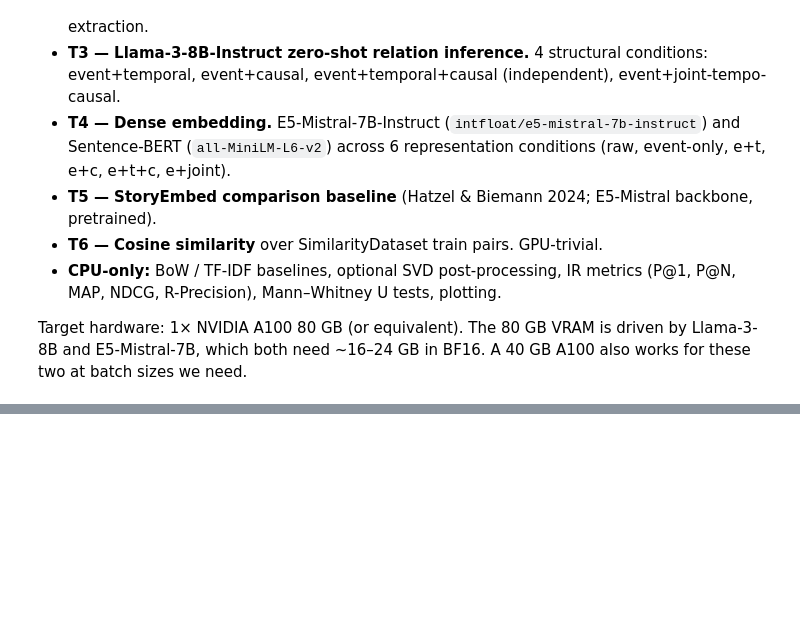
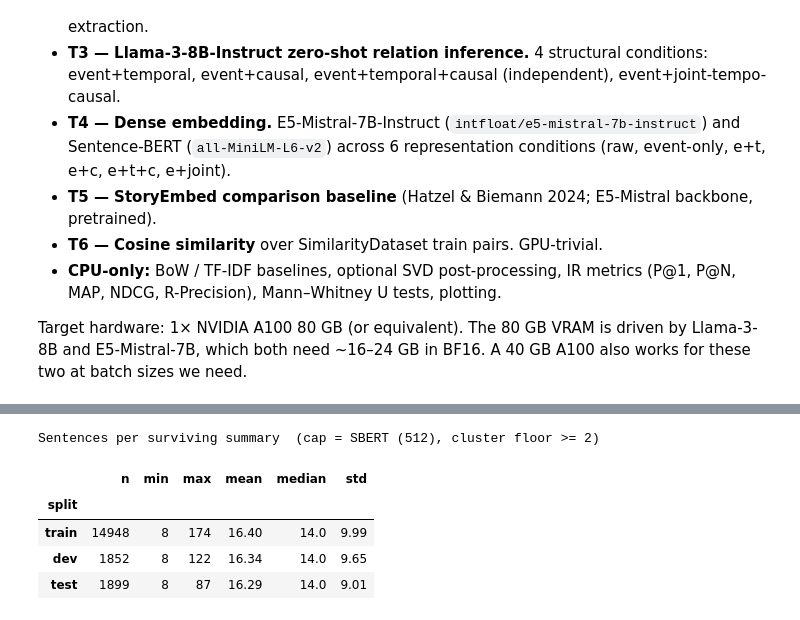
Before and after one commit to bgrsph/uva-thesis-computational-narrative-analysis, a Jupyter notebook: notebooks/eda.ipynb, the cells around one changed output, grey strips where cells are left out. Cells and saved outputs as stored; diff of their text form; code cells hidden in the pictures; blank space fills up the shorter version.

Commit message:
UNI-71: Analyses added to observe the number of surviving works left after  SentenceBERT's 512 token limit.

```diff
--- a/notebooks/eda.ipynb
+++ b/notebooks/eda.ipynb
@@ -2004,0 +2042,41 @@ CPU-only workloads:
+# %%
+# === Sentence-count stats of surviving summaries (companion to counterfactual cell) ===
+# Reuses sum_df from the previous cell — no tokenizer reruns. Applies the same
+# cascade as the histograms above (BERT-sentence cap -> Llama 8192 token cap ->
+# cluster floor of >= MIN_DEDUPED_EN_SUMMARIES_EDA) and reports
+# min / max / mean / median / std of `len(story.sentences[summary_id])` per
+# surviving summary, per split.
+
+STATS_CAP_LABEL = "SBERT (512)"     # match the histograms above; tweak to re-stat under another cap
+STATS_CAP_VALUE = 512
+
+after_bert_stats = sum_df[sum_df["max_bert_subw"] <= BERT_MAX_SUBWORDS_PER_SENT_EDA]
+after_cap_stats  = after_bert_stats[after_bert_stats[STATS_CAP_LABEL] <= STATS_CAP_VALUE]
+
+# Apply the cluster-size floor per split, then look up n_sentences for the survivors.
+records = []
+for split in SPLITS:
+    split_kept    = after_cap_stats[after_cap_stats["split"] == split]
+    per_story     = split_kept.groupby("wikidata_id").size()
+    passing_works = set(per_story[per_story >= MIN_DEDUPED_EN_SUMMARIES_EDA].index)
+    survivors     = split_kept[split_kept["wikidata_id"].isin(passing_works)]
+    for wid, sid in zip(survivors["wikidata_id"], survivors["summary_id"]):
+        n_sent = len(storyDataset.stories[wid].sentences[sid])
+        records.append({"split": split, "wikidata_id": wid, "summary_id": sid, "n_sentences": n_sent})
+
+sentence_df = pd.DataFrame(records)
+
+stats = (sentence_df.groupby("split")["n_sentences"]
+         .agg(n="count", min="min", max="max", mean="mean", median="median", std="std")
+         .round(2)
+         .reindex(SPLITS))
+
+print(f"\033[1;33mSentences per surviving summary  (cap = {STATS_CAP_LABEL}, cluster floor >= {MIN_DEDUPED_EN_SUMMARIES_EDA})\033[0m")
+display(stats)
+# %% [output]
+Sentences per surviving summary  (cap = SBERT (512), cluster floor >= 2)
+|  | n | min | max | mean | median | std |
+| split |  |  |  |  |  |  |
+| train | 14948 | 8 | 174 | 16.40 | 14.0 | 9.99 |
+| dev | 1852 | 8 | 122 | 16.34 | 14.0 | 9.65 |
+| test | 1899 | 8 | 87 | 16.29 | 14.0 | 9.01 |
```
Also changed, not shown: parts of 23 cells of this notebook, 1 other file.
